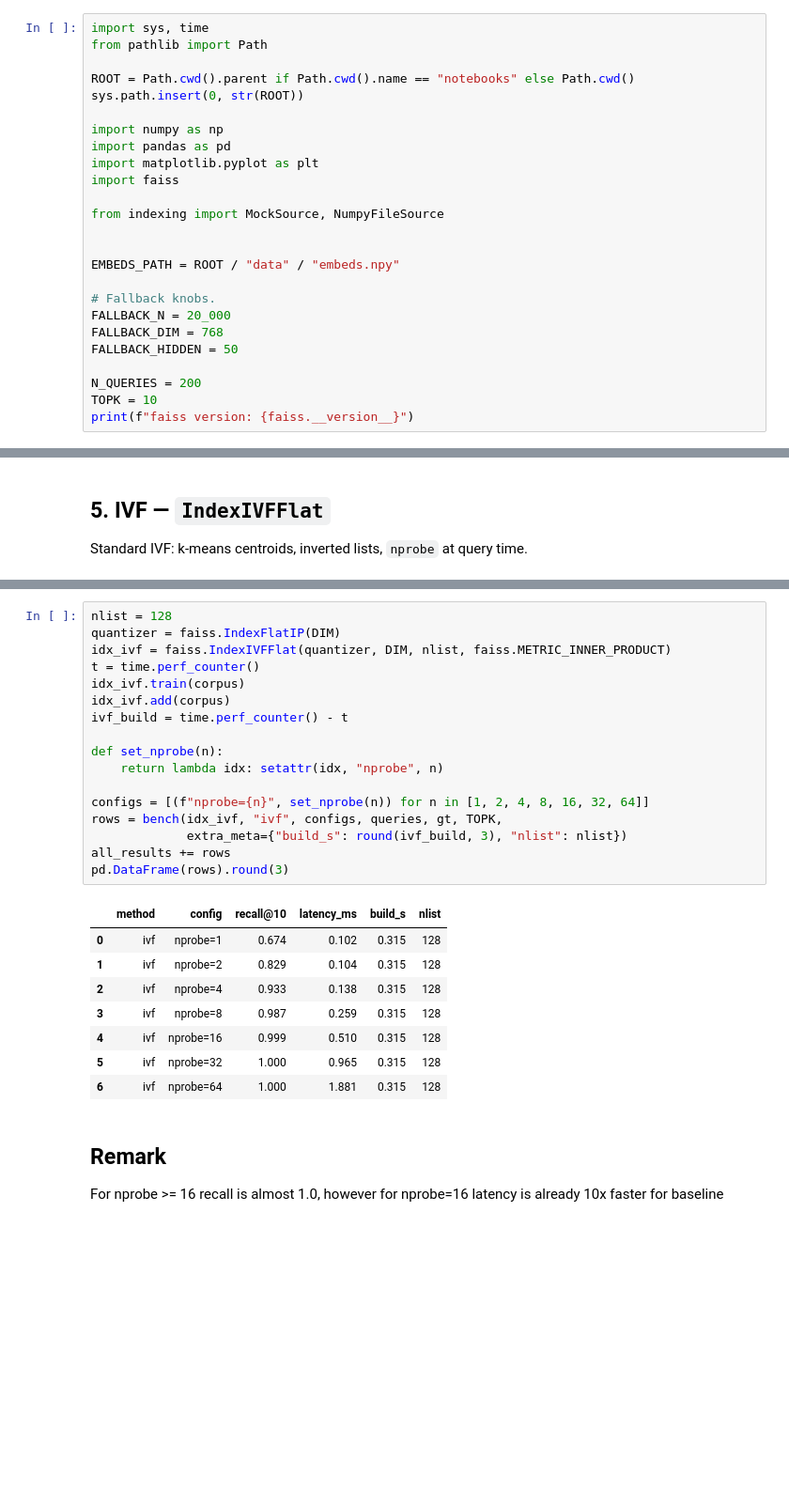
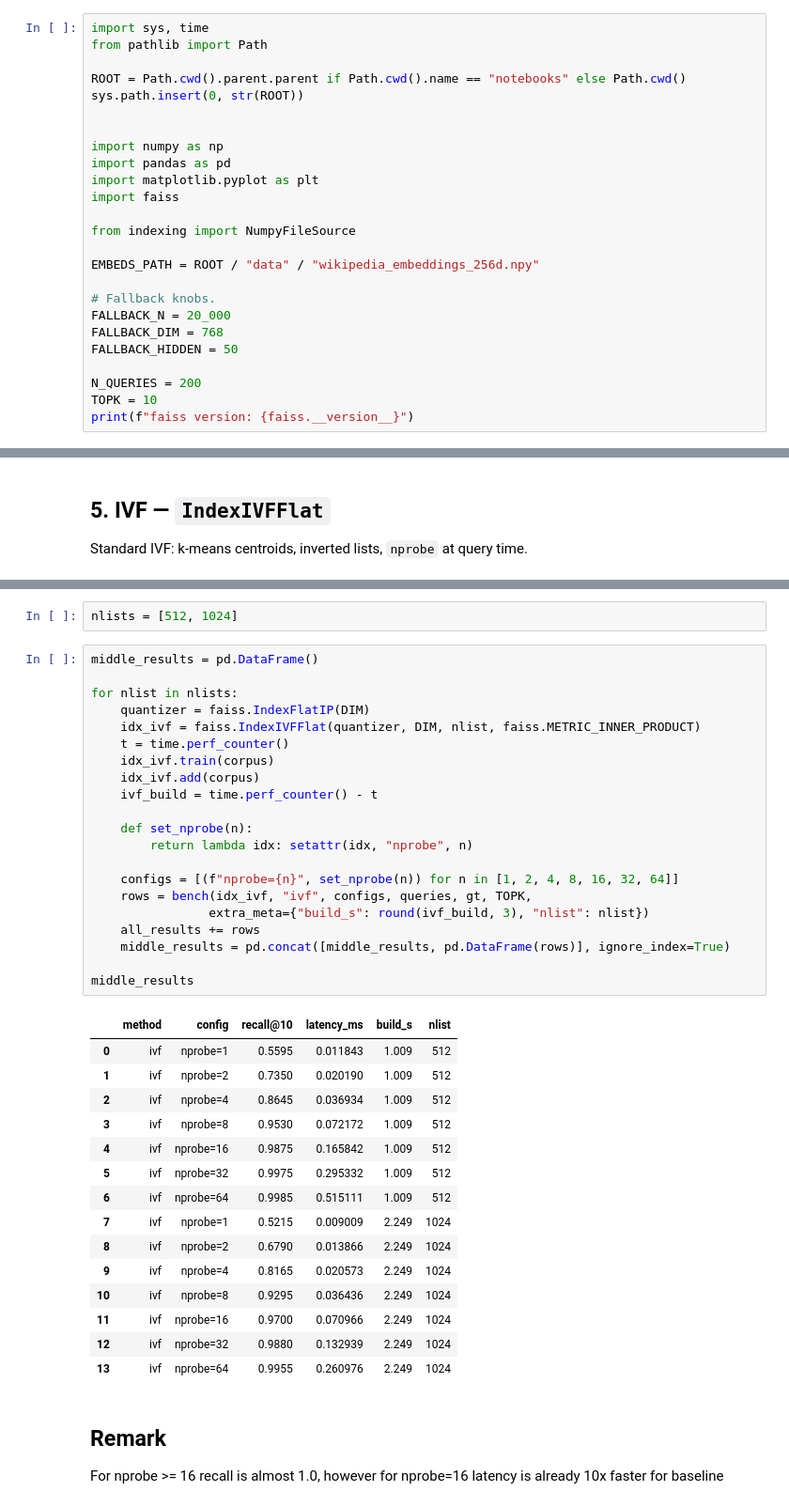
Before and after one commit to Yameteshka/local-wiki-rag, a Jupyter notebook: indexing/notebooks/1_faiss_benchmark.ipynb, the cells around one changed output, grey strips where cells are left out. Shown at 94% size. Saved outputs shown, nothing was run; the diff lists cells and outputs as text; blank space fills up the shorter version.

```diff
--- a/indexing/notebooks/1_faiss_benchmark.ipynb
+++ b/indexing/notebooks/1_faiss_benchmark.ipynb
@@ -21,18 +21,18 @@ All vectors are L2-normalized so inner product == cosine similarity.
 import sys, time
 from pathlib import Path
 
-ROOT = Path.cwd().parent if Path.cwd().name == "notebooks" else Path.cwd()
+ROOT = Path.cwd().parent.parent if Path.cwd().name == "notebooks" else Path.cwd()
 sys.path.insert(0, str(ROOT))
+
 
 import numpy as np
 import pandas as pd
 import matplotlib.pyplot as plt
 import faiss
 
-from indexing import MockSource, NumpyFileSource
+from indexing import NumpyFileSource
 
-
-EMBEDS_PATH = ROOT / "data" / "embeds.npy"
+EMBEDS_PATH = ROOT / "data" / "wikipedia_embeddings_256d.npy"
 
 # Fallback knobs.
 FALLBACK_N = 20_000
@@ -133,29 +135,42 @@ Standard IVF: k-means centroids, inverted lists, `nprobe` at query time.
+# %%
+nlists = [512, 1024]
 # %%
-nlist = 128
-quantizer = faiss.IndexFlatIP(DIM)
-idx_ivf = faiss.IndexIVFFlat(quantizer, DIM, nlist, faiss.METRIC_INNER_PRODUCT)
-t = time.perf_counter()
-idx_ivf.train(corpus)
-idx_ivf.add(corpus)
-ivf_build = time.perf_counter() - t
+middle_results = pd.DataFrame()
 
-def set_nprobe(n):
-    return lambda idx: setattr(idx, "nprobe", n)
+for nlist in nlists:
+    quantizer = faiss.IndexFlatIP(DIM)
+    idx_ivf = faiss.IndexIVFFlat(quantizer, DIM, nlist, faiss.METRIC_INNER_PRODUCT)
+    t = time.perf_counter()
+    idx_ivf.train(corpus)
+    idx_ivf.add(corpus)
+    ivf_build = time.perf_counter() - t
 
-configs = [(f"nprobe={n}", set_nprobe(n)) for n in [1, 2, 4, 8, 16, 32, 64]]
-rows = bench(idx_ivf, "ivf", configs, queries, gt, TOPK,
-             extra_meta={"build_s": round(ivf_build, 3), "nlist": nlist})
-all_results += rows
-pd.DataFrame(rows).round(3)
+    def set_nprobe(n):
+        return lambda idx: setattr(idx, "nprobe", n)
+
+    configs = [(f"nprobe={n}", set_nprobe(n)) for n in [1, 2, 4, 8, 16, 32, 64]]
+    rows = bench(idx_ivf, "ivf", configs, queries, gt, TOPK,
+                extra_meta={"build_s": round(ivf_build, 3), "nlist": nlist})
+    all_results += rows
+    middle_results = pd.concat([middle_results, pd.DataFrame(rows)], ignore_index=True)
+
+middle_results
 # %% [output]
 |  | method | config | recall@10 | latency_ms | build_s | nlist |
-| 0 | ivf | nprobe=1 | 0.674 | 0.102 | 0.315 | 128 |
-| 1 | ivf | nprobe=2 | 0.829 | 0.104 | 0.315 | 128 |
-| 2 | ivf | nprobe=4 | 0.933 | 0.138 | 0.315 | 128 |
-| 3 | ivf | nprobe=8 | 0.987 | 0.259 | 0.315 | 128 |
-| 4 | ivf | nprobe=16 | 0.999 | 0.510 | 0.315 | 128 |
-| 5 | ivf | nprobe=32 | 1.000 | 0.965 | 0.315 | 128 |
-| 6 | ivf | nprobe=64 | 1.000 | 1.881 | 0.315 | 128 |
+| 0 | ivf | nprobe=1 | 0.5595 | 0.011843 | 1.009 | 512 |
+| 1 | ivf | nprobe=2 | 0.7350 | 0.020190 | 1.009 | 512 |
+| 2 | ivf | nprobe=4 | 0.8645 | 0.036934 | 1.009 | 512 |
+| 3 | ivf | nprobe=8 | 0.9530 | 0.072172 | 1.009 | 512 |
+| 4 | ivf | nprobe=16 | 0.9875 | 0.165842 | 1.009 | 512 |
+| 5 | ivf | nprobe=32 | 0.9975 | 0.295332 | 1.009 | 512 |
+| 6 | ivf | nprobe=64 | 0.9985 | 0.515111 | 1.009 | 512 |
+| 7 | ivf | nprobe=1 | 0.5215 | 0.009009 | 2.249 | 1024 |
+| 8 | ivf | nprobe=2 | 0.6790 | 0.013866 | 2.249 | 1024 |
+| 9 | ivf | nprobe=4 | 0.8165 | 0.020573 | 2.249 | 1024 |
+| 10 | ivf | nprobe=8 | 0.9295 | 0.036436 | 2.249 | 1024 |
+| 11 | ivf | nprobe=16 | 0.9700 | 0.070966 | 2.249 | 1024 |
+| 12 | ivf | nprobe=32 | 0.9880 | 0.132939 | 2.249 | 1024 |
+| 13 | ivf | nprobe=64 | 0.9955 | 0.260976 | 2.249 | 1024 |
 # %% [markdown]
 ## Remark
 For nprobe >= 16 recall is almost 1.0, however for nprobe=16 latency is already 10x faster for baseline
```
Also changed, not shown: parts of 12 cells of this notebook, 7 other files.
